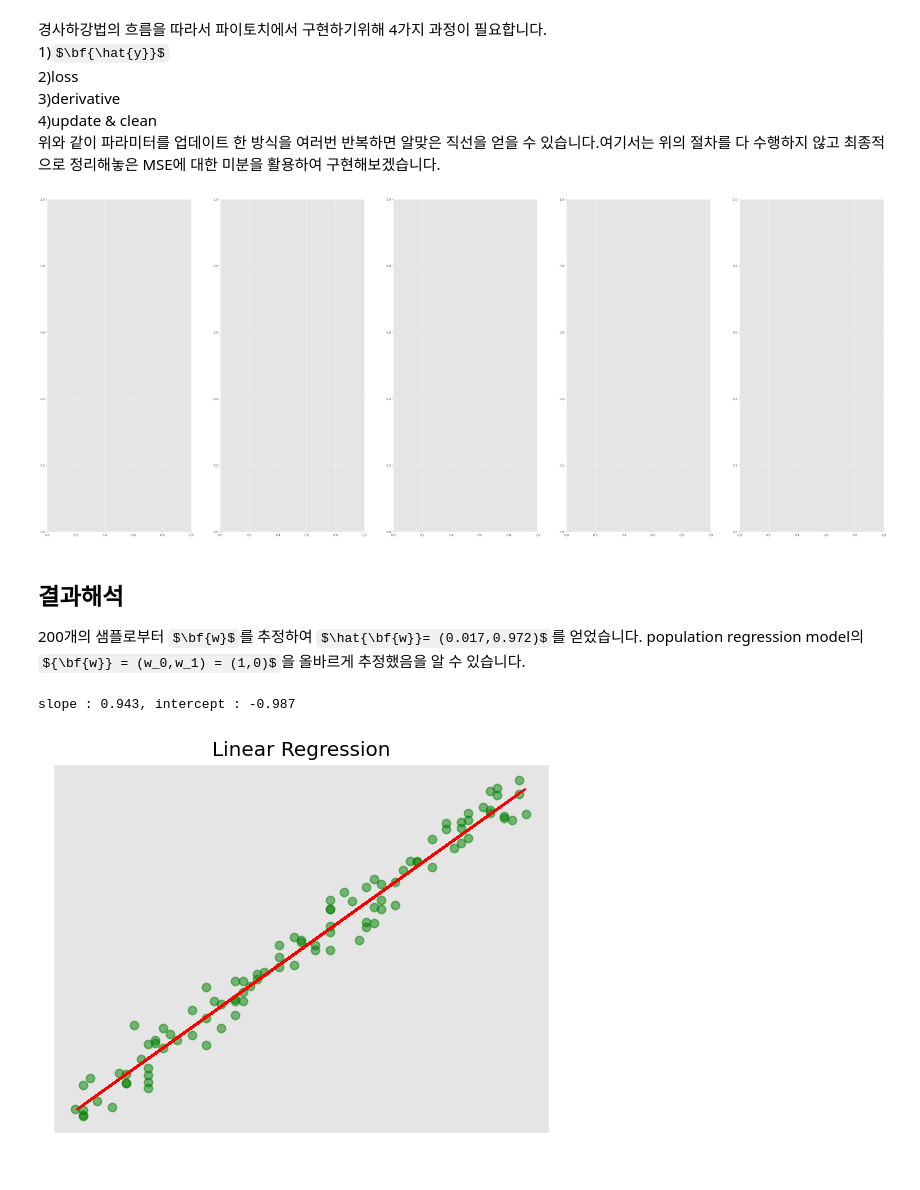
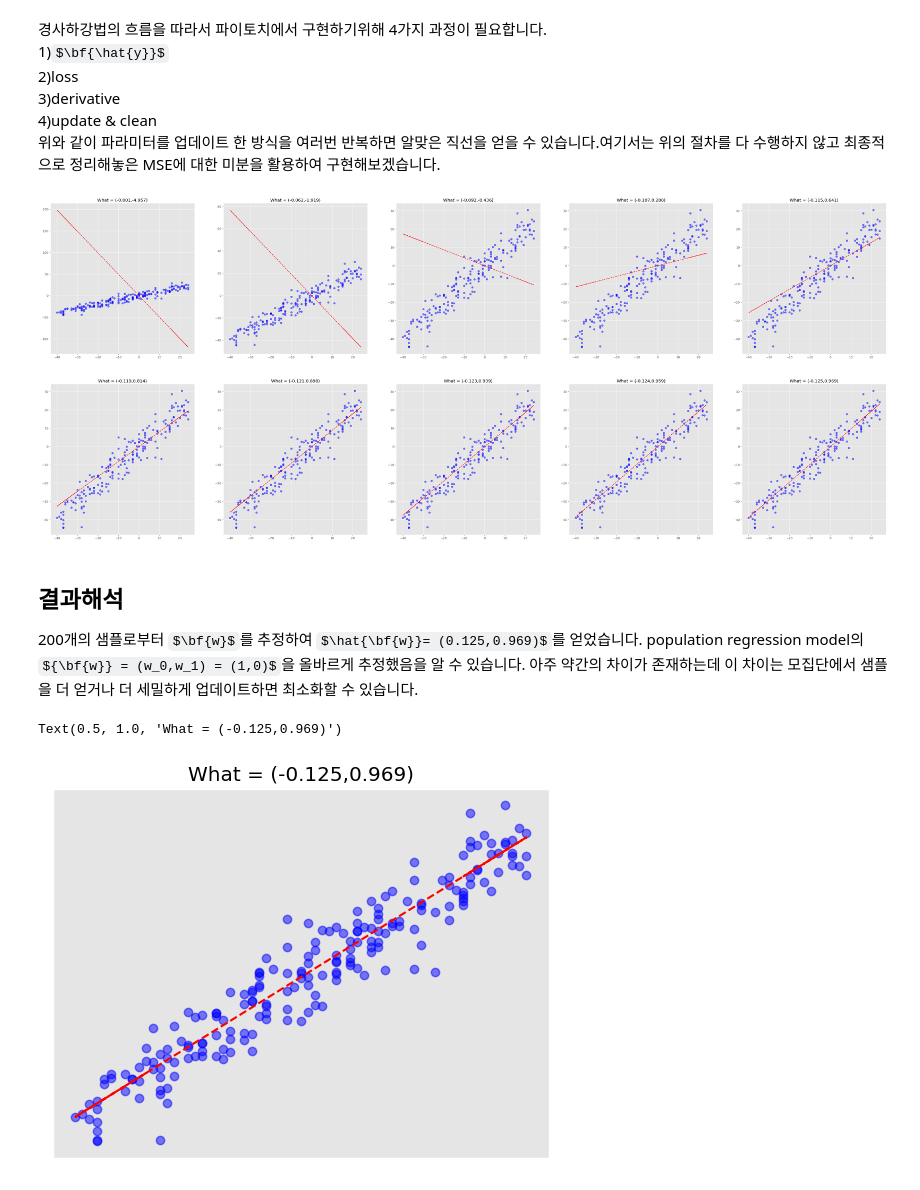
Before and after one commit to hoyeon1234/sin-hoyeon, a Jupyter notebook: posts/딥러닝/Deep learning theory/(1) Linear Regression/Linear Regression.ipynb, the cells around one changed output. Saved outputs shown, nothing was run; the diff lists cells and outputs as text; code cells hidden in the pictures; some formulas as TeX source.

```diff
--- a/posts/딥러닝/Deep learning theory/(1) Linear Regression/Linear Regression.ipynb
+++ b/posts/딥러닝/Deep learning theory/(1) Linear Regression/Linear Regression.ipynb
@@ -268,37 +269,53 @@ tensor(8.6958)
 4)update & clean<br>
 위와 같이 파라미터를 업데이트 한 방식을 여러번 반복하면 알맞은 직선을 얻을 수 있습니다.여기서는 위의 절차를 다 수행하지 않고 최종적으로 정리해놓은 MSE에 대한 미분을 활용하여 구현해보겠습니다.
 # %%
+torch.manual_seed(2202)
+W = torch.tensor([0,1]).reshape(2,-1).float()
+_x = torch.randint(-40,25,(n,1))
+_ones = torch.ones((n,1))
+_epsilon = torch.randn((n,1))*5 #변동을 조금 더 주기 위해서 오차를 곱해줌
+X = torch.concat((_ones,_x),axis=1).float()
+y = X @ W + _epsilon
+
+#plt.plot(X[:,1],y,"go",alpha=0.5)
+
+#1. 먼저 임의의 W_hat을 가정한다.
+W_hat = torch.tensor([0,-5]).reshape(2,-1).float()
+
 #상세히 전개한 parameter update수식 사용.
 #2~4반복
 plt.subplots(1,5,figsize=(50,20))
 i=1
 
-for epoch in range(100):
+for epoch in range(1000):
     #1~3 yhat,loss,derivative(gradient) skip
     #4 update
-    W_hat.data = W_hat.data - (1e-4 * 2/n * X.T@(X@W_hat - y)).data #직선의 변화를 관찰하기위한 작은 학습률
+    W_hat.data = W_hat.data - (1e-5 * 2/n * X.T@(X@W_hat - y)).data #직선의 변화를 관찰하기위한 작은 학습률
 
     #시각화코드
-    """
-    if epoch % 9 == 0:
-        plt.subplot(2,3,i)
-        plt.plot(X[:,1],y,"go",alpha=0.5)
+
+    if epoch % 100 == 0:
+        plt.subplot(2,5,i)
+        plt.plot(X[:,1],y,"bo",alpha=0.5)
         plt.plot(X[:,1],X@W_hat,"r--")
+        t = W_hat.data
+        text=f"What = ({round(t[0].tolist()[0],3)},{round(t[1].tolist()[0],3)})"
+        plt.title(text)
         i+=1
-    """
 # %% [output]
-[figure, old version]
+[figure, new version]
 # %% [markdown]
 ## 결과해석
-200개의 샘플로부터 $\bf{w}$를 추정하여 $\hat{\bf{w}}= (0.017,0.972)$를 얻었습니다. population regression model의 ${\bf{w}} = (w_0,w_1) = (1,0)$을 올바르게 추정했음을 알 수 있습니다.
+200개의 샘플로부터 $\bf{w}$를 추정하여 $\hat{\bf{w}}= (0.125,0.969)$를 얻었습니다. population regression model의 ${\bf{w}} = (w_0,w_1) = (1,0)$을 올바르게 추정했음을 알 수 있습니다. 아주 약간의 차이가 존재하는데 이 차이는 모집단에서 샘플을 더 얻거나 더 세밀하게 업데이트하면 최소화할 수 있습니다.
 # %%
 #plt.title("w_1 : {} // w_0: {}".format(round(W_hat[1].tolist()[0],3),round(W_hat[0].tolist()[0],3)))
 plt.title("Linear Regression")
-print(f'slope : {round(W_hat[1].tolist()[0],3)}, intercept : {round(W_hat[0].tolist()[0],3)}')
-plt.plot(X[:,1],y,"go",alpha=0.5)
+text=f"What = ({round(t[0].tolist()[0],3)},{round(t[1].tolist()[0],3)})"
+plt.plot(X[:,1],y,"bo",alpha=0.5)
 plt.plot(X[:,1],X@W_hat,"r--")
 plt.gca().axes.xaxis.set_visible(False)
 plt.gca().axes.yaxis.set_visible(False)
+plt.title(text)
 # %% [output]
-slope : 0.943, intercept : -0.987
+Text(0.5, 1.0, 'What = (-0.125,0.969)')
-[figure, old version]
+[figure, new version]
```
Also changed, not shown: parts of 4 cells of this notebook, 12 other files.
